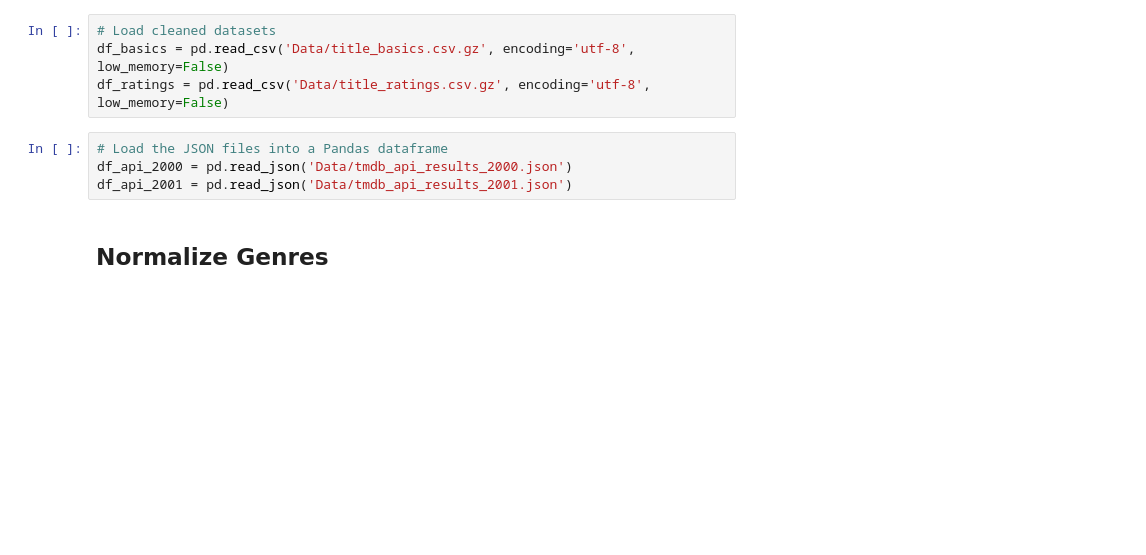
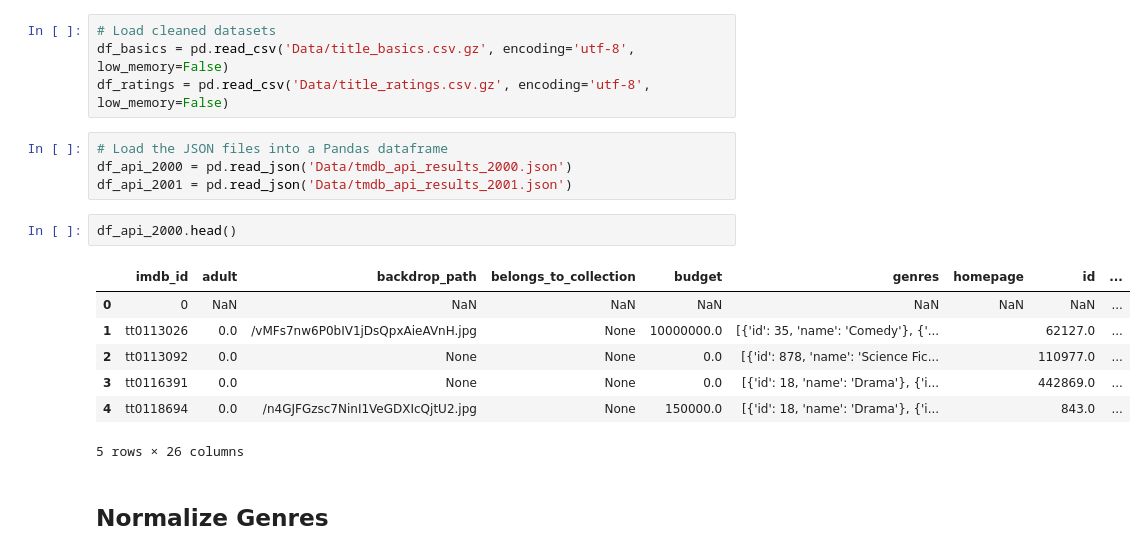
Before and after one commit to A-Kutscher/IMDB-TMDB-Analysis, a Jupyter notebook: Movies - Part 3 -- MySQL Database.ipynb, the cells around one changed output. Saved outputs shown, nothing was run; the diff lists cells and outputs as text; blank space fills up the shorter version.

```diff
--- a/Movies - Part 3 -- MySQL Database.ipynb
+++ b/Movies - Part 3 -- MySQL Database.ipynb
@@ -27,6 +27,16 @@ df_ratings = pd.read_csv('Data/title_ratings.csv.gz', encoding='utf-8', low_memo
 # Load the JSON files into a Pandas dataframe
 df_api_2000 = pd.read_json('Data/tmdb_api_results_2000.json')
 df_api_2001 = pd.read_json('Data/tmdb_api_results_2001.json')
+# %%
+df_api_2000.head()
+# %% [output]
+|  | imdb_id | adult | backdrop_path | belongs_to_collection | budget | genres | homepage | id | ... |
+| 0 | 0 | NaN | NaN | NaN | NaN | NaN | NaN | NaN | ... |
+| 1 | tt0113026 | 0.0 | /vMFs7nw6P0bIV1jDsQpxAieAVnH.jpg | None | 10000000.0 | [{'id': 35, 'name': 'Comedy'}, {'... |  | 62127.0 | ... |
+| 2 | tt0113092 | 0.0 | None | None | 0.0 | [{'id': 878, 'name': 'Science Fic... |  | 110977.0 | ... |
+| 3 | tt0116391 | 0.0 | None | None | 0.0 | [{'id': 18, 'name': 'Drama'}, {'i... |  | 442869.0 | ... |
+| 4 | tt0118694 | 0.0 | /n4GJFGzsc7NinI1VeGDXIcQjtU2.jpg | None | 150000.0 | [{'id': 18, 'name': 'Drama'}, {'i... |  | 843.0 | ... |
+5 rows × 26 columns
 # %% [markdown]
 ## Normalize Genres
 # %%
```
Also changed, not shown: 1 other file.
